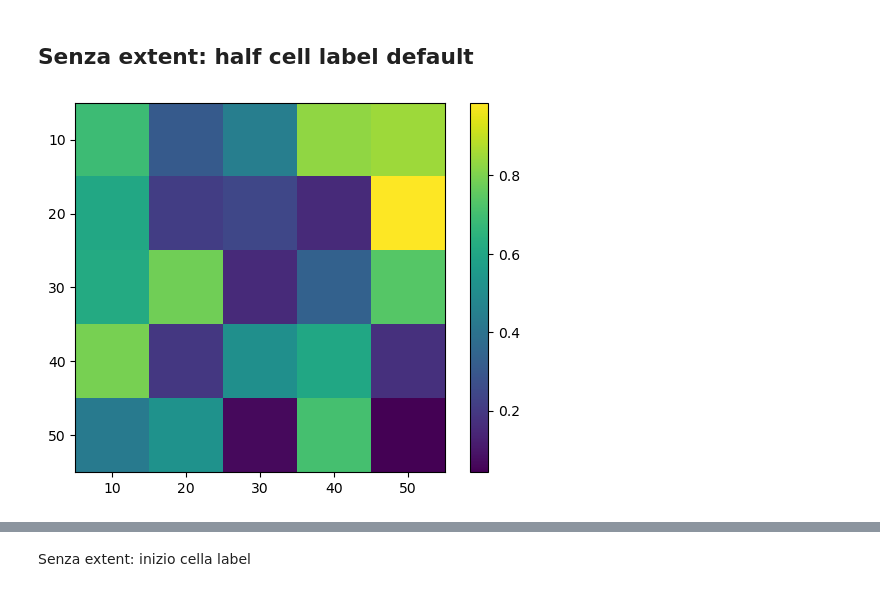
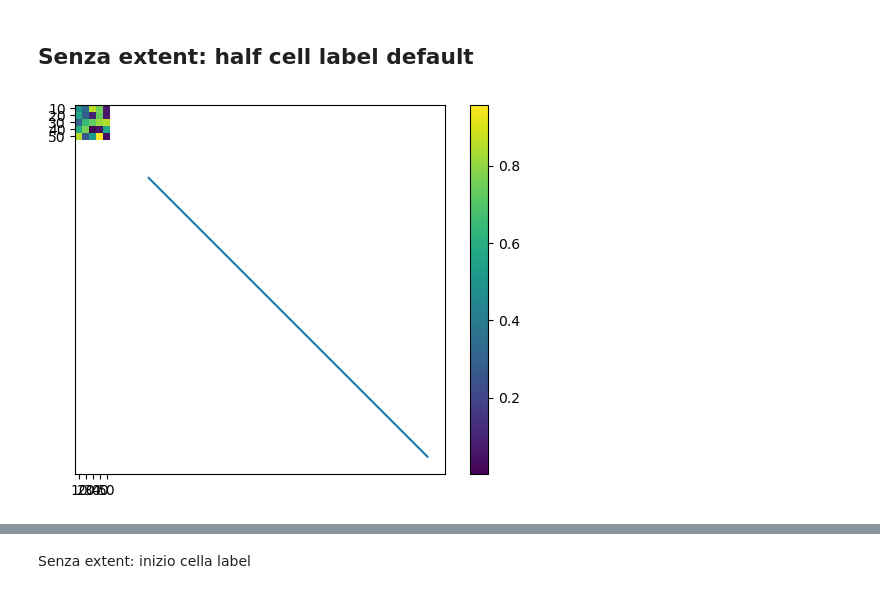
Before and after one commit to gconcheri/Student-Research-Job, a Jupyter notebook: test.ipynb, the cells around one changed output, grey strips where cells are left out. Drawn from its saved outputs; the diff is of its cells as text; code cells hidden in the pictures.

Commit message:
fixed f.t. corr func plot grids!

```diff
--- a/test.ipynb
+++ b/test.ipynb
@@ -6,28 +6,36 @@ from scipy.linalg.interpolative import interp_decomp
 # %%
 import numpy as np
 import matplotlib.pyplot as plt
 
 # Creiamo una matrice di esempio
 data = np.random.rand(5, 5)
 labels = [10,20,30,40,50]
+sel_labels = [10,30,50]
 
 # Creiamo il plot imshow
 fig, ax = plt.subplots()
 cax = ax.imshow(data, cmap='viridis')
 
 ax.set_xticks(range(len(labels)))
 ax.set_yticks(range(len(labels)))
 ax.set_xticklabels(labels)
 ax.set_yticklabels(labels)
 
+# ax.set_xticks([0,2,4])
+# ax.set_yticks(range(len(labels)))
+# ax.set_xticklabels(sel_labels)
+# ax.set_yticklabels(labels)
+plt.plot(labels, labels)
+
+
 ## Aggiungiamo i numeri sopra ogni cella
 #for i in range(data.shape[0]):
 #    for j in range(data.shape[1]):
 #        ax.text(j, i, f'{data[i, j]:.2f}', ha='center', va='center', color='white')
 
 # Aggiungiamo la barra dei colori
 fig.colorbar(cax)
 
 plt.show()
 # %% [output]
-[figure, old version]
+[figure, new version]
```
Also changed, not shown: parts of 1 cell of this notebook, 4 other files.
